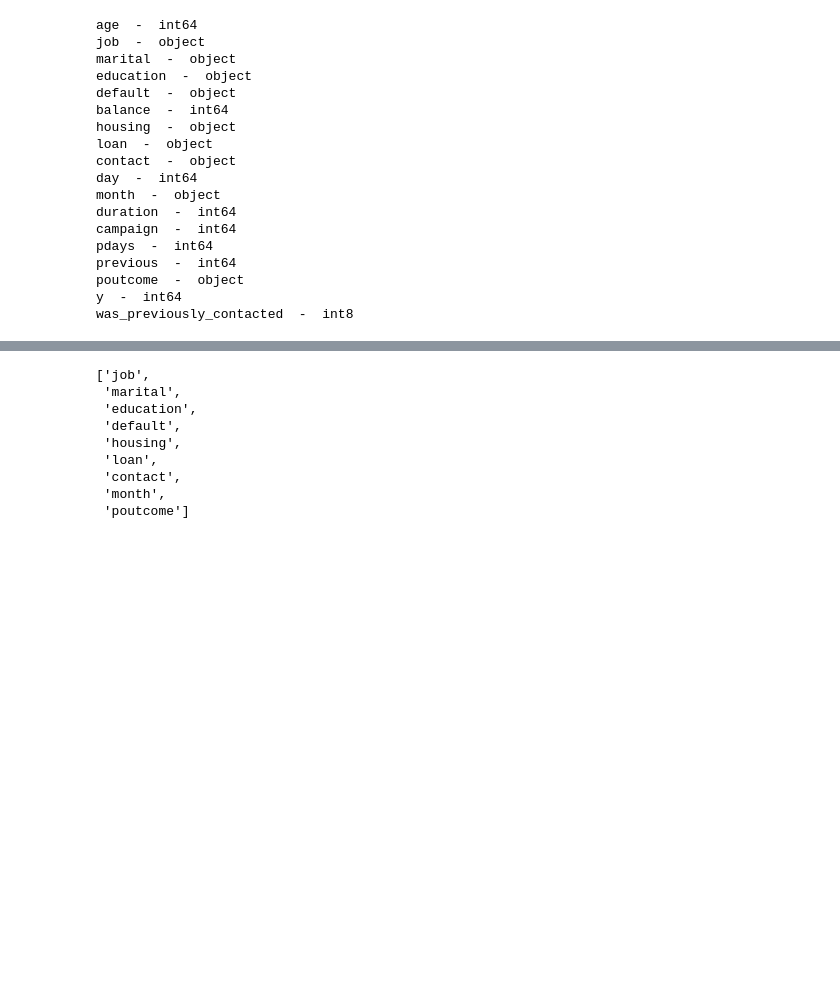
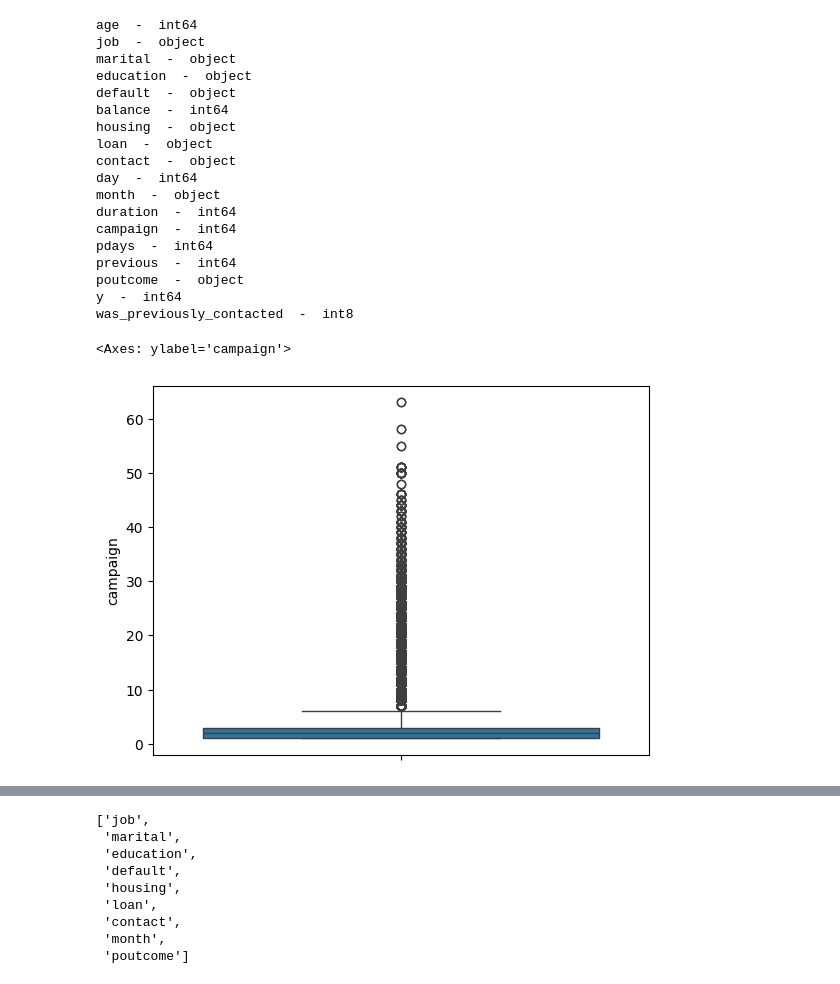
Before and after one commit to Aum-Patel1234/Machine-Learning, a Jupyter notebook: Binary_Classification_with_a_Bank_Dataset/model.ipynb, the cells around one changed output, grey strips where cells are left out. Cells and saved outputs as stored; diff of their text form; code cells hidden in the pictures; blank space fills up the shorter version.

```diff
--- a/Binary_Classification_with_a_Bank_Dataset/model.ipynb
+++ b/Binary_Classification_with_a_Bank_Dataset/model.ipynb
@@ -22,7 +22,7 @@ from sklearn.model_selection import train_test_split
 # sub_df = pd.read_csv('data/sample_submission.csv')
 # sub_df.head()
 # %%
-df = pd.read_csv('data/train.csv')
+df = pd.read_csv('/content/playground-series-s5e8/train.csv')
 df.head(10)
 # %% [output]
 |  | id | age | job | marital | education | default | balance | housing | loan | contact | day | ... |
@@ -102,7 +102,7 @@ df1.shape
 # %% [output]
 (750000, 17)
 # %%
-bank_df = pd.read_csv('data/bank-full.csv',sep=';')
+bank_df = pd.read_csv('/content/bank-full.csv',sep=';')
 bank_df.head()
 # %% [output]
 |  | age | job | marital | education | default | balance | housing | loan | contact | day | month | ... |
@@ -240,3 +240,8 @@ previous  -  int64
 poutcome  -  object
 y  -  int64
 was_previously_contacted  -  int8
+# %%
+sns.boxplot(df1['campaign'])
+# %% [output]
+<Axes: ylabel='campaign'>
+[figure, added]
```
Also changed, not shown: parts of 27 cells of this notebook.
